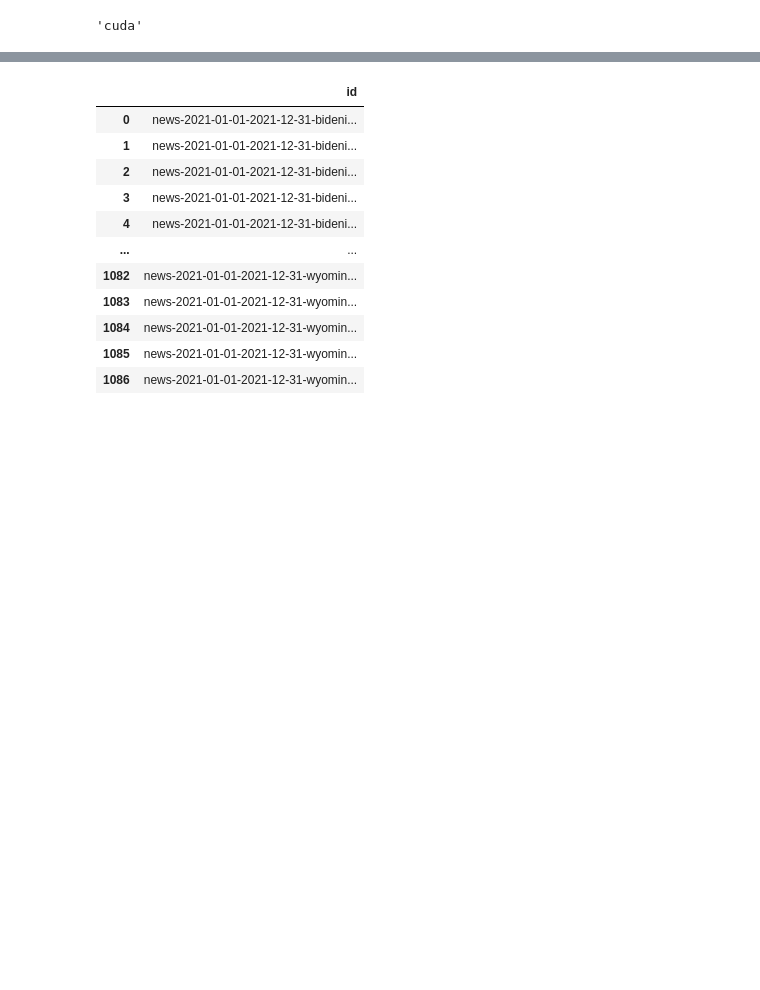
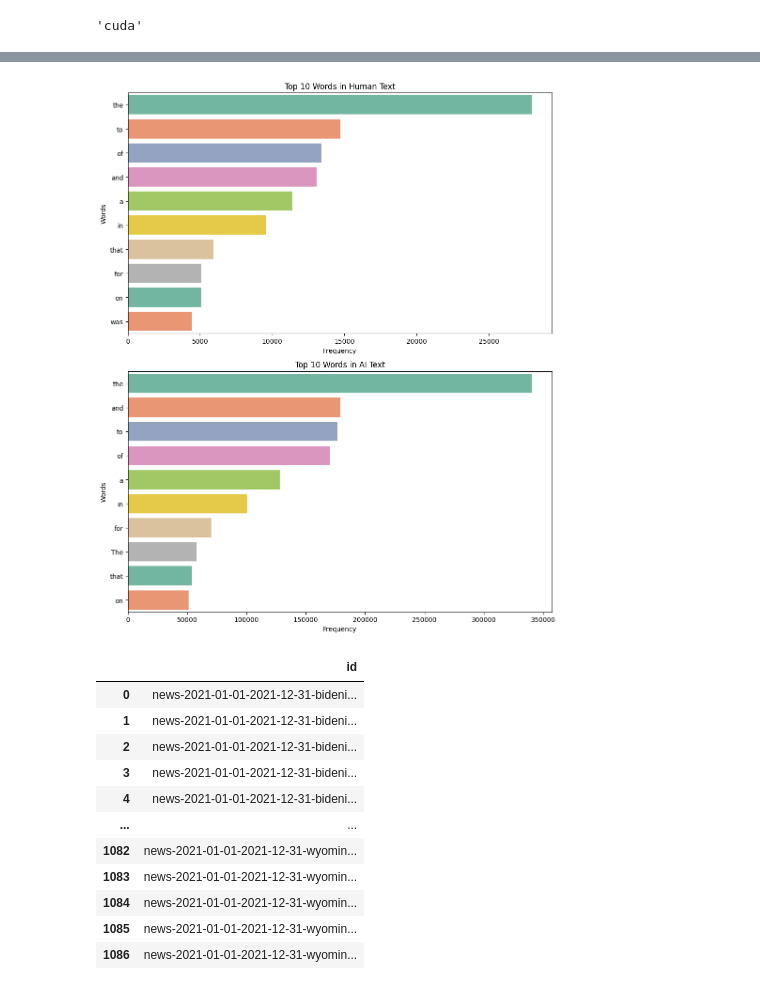
Before and after one commit to Cortijo02/NLP, a Jupyter notebook: entrega.ipynb, the cells around one changed output, grey strips where cells are left out. Saved outputs shown, nothing was run; the diff lists cells and outputs as text; code cells hidden in the pictures; blank space fills up the shorter version.

```diff
--- a/entrega.ipynb
+++ b/entrega.ipynb
@@ -45 +179,37 @@ len(machines_files)
+# %%
+# Función para calcular las frecuencias de palabras
+def get_word_frequencies(text):
+    words = text.split()
+    word_counts = Counter(words)
+    return word_counts
+
+df_human['word_frequencies'] = df_human['text'].apply(get_word_frequencies)
+human_frequencies = df_human['word_frequencies'].sum()  # Sumar las frecuencias de todas las filas de texto humano
+
+human_freq_df = pd.DataFrame(human_frequencies.items(), columns=['Word', 'Frequency'])
+top_human_words = human_freq_df.nlargest(10, 'Frequency')
+
+# Obtener las frecuencias de palabras para texto de IA
+df_machine['word_frequencies'] = df_machine['text'].apply(get_word_frequencies)
+machine_frequencies = df_machine['word_frequencies'].sum()  # Sumar las frecuencias de todas las filas de texto de IA
+
+machine_freq_df = pd.DataFrame(machine_frequencies.items(), columns=['Word', 'Frequency'])
+top_machine_words = machine_freq_df.nlargest(10, 'Frequency')
+
+fig, ax = plt.subplots(2, 1, figsize=(10, 12))
+
+sns.barplot(x='Frequency', y='Word', data=top_human_words, ax=ax[0], hue='Word', palette='Set2', legend=False)
+ax[0].set_title('Top 10 Words in Human Text')
+ax[0].set_xlabel('Frequency')
+ax[0].set_ylabel('Words')
+
+sns.barplot(x='Frequency', y='Word', data=top_machine_words, ax=ax[1], hue='Word', palette='Set2', legend=False)
+ax[1].set_title('Top 10 Words in AI Text')
+ax[1].set_xlabel('Frequency')
+ax[1].set_ylabel('Words')
+
+plt.tight_layout()
+plt.show()
+# %% [output]
+[figure, added]
 # %%
```
Also changed, not shown: parts of 20 cells of this notebook, 1 other file.
